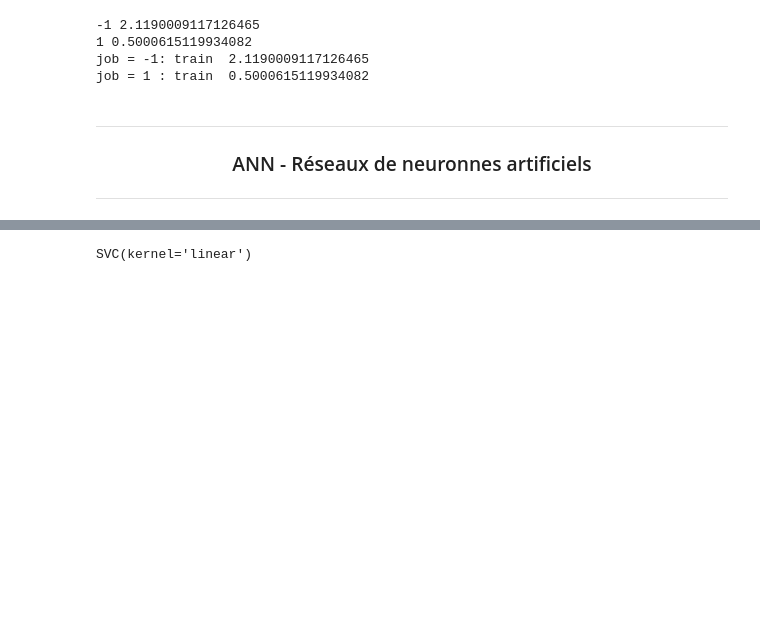
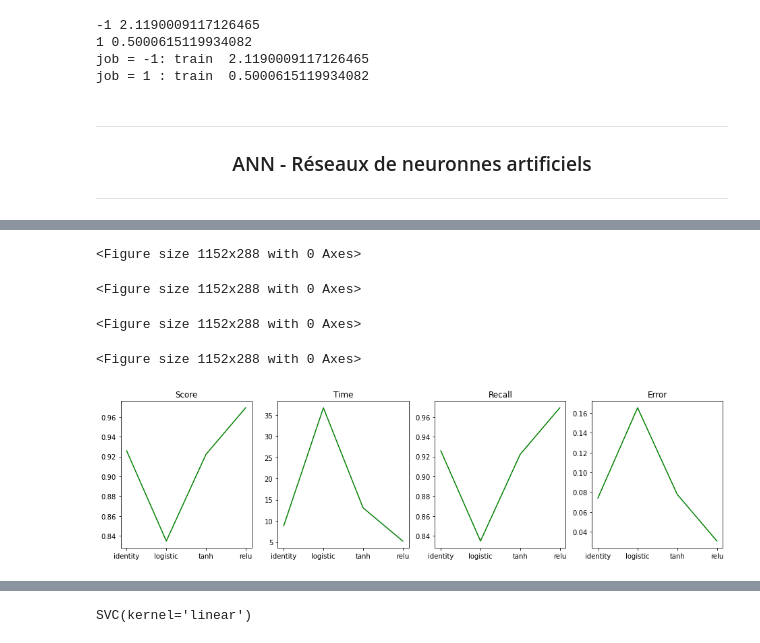
Before and after one commit to AurianeLRT/Apprentissag_Supervise, a Jupyter notebook: Apprentissage supervise.ipynb, the cells around one changed output, grey strips where cells are left out. Saved outputs shown, nothing was run; the diff lists cells and outputs as text; code cells hidden in the pictures; blank space fills up the shorter version.

```diff
--- a/Apprentissage supervise.ipynb
+++ b/Apprentissage supervise.ipynb
@@ -294,7 +356,27 @@ Increase the number of iterations (max_iter) or scale the data as shown in:
 # %%
 from sklearn.metrics import zero_one_loss
+# Varier les fonctions d’activation {‘identity’, ‘logistic’, ‘tanh’, ‘relu’}
 acti_functions=['identity','logistic','tanh','relu']
+scores = []
+times = []
+recalls = []
+errors = []
 for af in acti_functions:
-    clf = MLPClassifier(hidden_layer_sizes=(50),activation=af,verbose=True).fit(xtrain,ytrain)
-    print('Score ' + af + ' = ' , precision_score(clf.predict(mnist.data.values),mnist.target.values,average='micro'))
+    begin = time.time()
+    clf = MLPClassifier(hidden_layer_sizes=layers,solver='adam',max_iter = 400, activation=af,verbose=True).fit(xtrain,ytrain)
+    end = time.time()
+    score = precision_score(clf.predict(data),target.values,average='micro')
+    scores.append(score)
+    t = end-begin
+    times.append(t)
+    recall = recall_score(target,clf.predict(data),average='micro')
+    recalls.append(recall)
+    error = metrics.zero_one_loss(target,clf.predict(data))
+    errors.append(error)
+    print('Score ' , score )
+    print('Recall ' , recall)
+    print('Time ' , t)
+    print('Error ' , error)
+
+plot(acti_functions, scores, times, recalls, errors)
 # %% [output]
@@ -318 +400,6 @@ Score relu =  0.9788428571428571
+<Figure size 1152x288 with 0 Axes>
+<Figure size 1152x288 with 0 Axes>
+<Figure size 1152x288 with 0 Axes>
+<Figure size 1152x288 with 0 Axes>
+[figure, added]
 # %%
```
Also changed, not shown: parts of 13 cells of this notebook.
